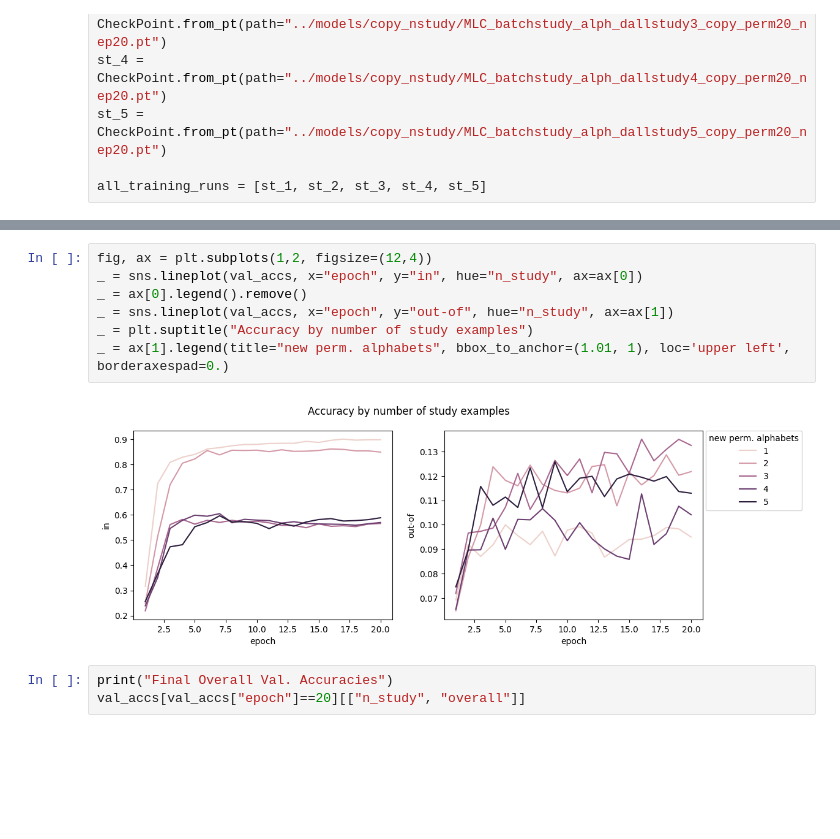
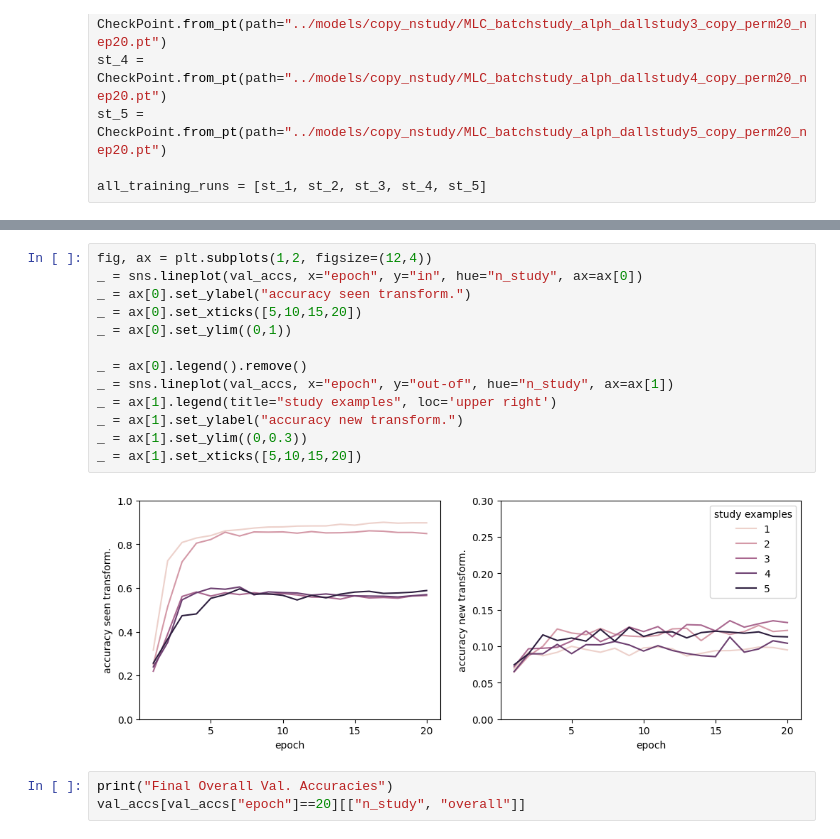
Before and after one commit to philipp-hellwig/MLC-letter-string-analogies, a Jupyter notebook: analyses/copy_nstudy.ipynb, the cells around one changed output, grey strips where cells are left out. Cells and saved outputs as stored; diff of their text form; blank space fills up the shorter version.

```diff
--- a/analyses/copy_nstudy.ipynb
+++ b/analyses/copy_nstudy.ipynb
@@ -43,12 +29,18 @@ for n, cp in enumerate(all_training_runs, start=1):
 # %%
 fig, ax = plt.subplots(1,2, figsize=(12,4))
 _ = sns.lineplot(val_accs, x="epoch", y="in", hue="n_study", ax=ax[0])
+_ = ax[0].set_ylabel("accuracy seen transform.")
+_ = ax[0].set_xticks([5,10,15,20])
+_ = ax[0].set_ylim((0,1))
+
 _ = ax[0].legend().remove()
 _ = sns.lineplot(val_accs, x="epoch", y="out-of", hue="n_study", ax=ax[1])
-_ = plt.suptitle("Accuracy by number of study examples")
-_ = ax[1].legend(title="new perm. alphabets", bbox_to_anchor=(1.01, 1), loc='upper left', borderaxespad=0.)
+_ = ax[1].legend(title="study examples", loc='upper right')
+_ = ax[1].set_ylabel("accuracy new transform.")
+_ = ax[1].set_ylim((0,0.3))
+_ = ax[1].set_xticks([5,10,15,20])
 # %% [output]
-[figure, old version]
+[figure, new version]
 # %%
 print("Final Overall Val. Accuracies")
 val_accs[val_accs["epoch"]==20][["n_study", "overall"]]
```
Also changed, not shown: parts of 1 cell of this notebook, 13 other files.
